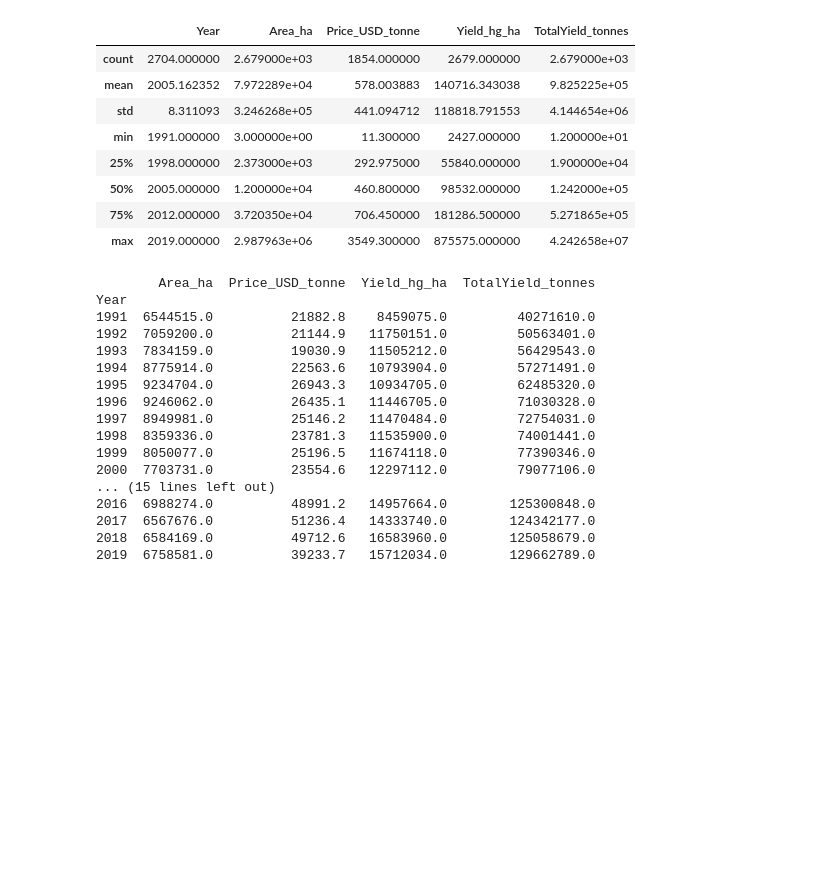
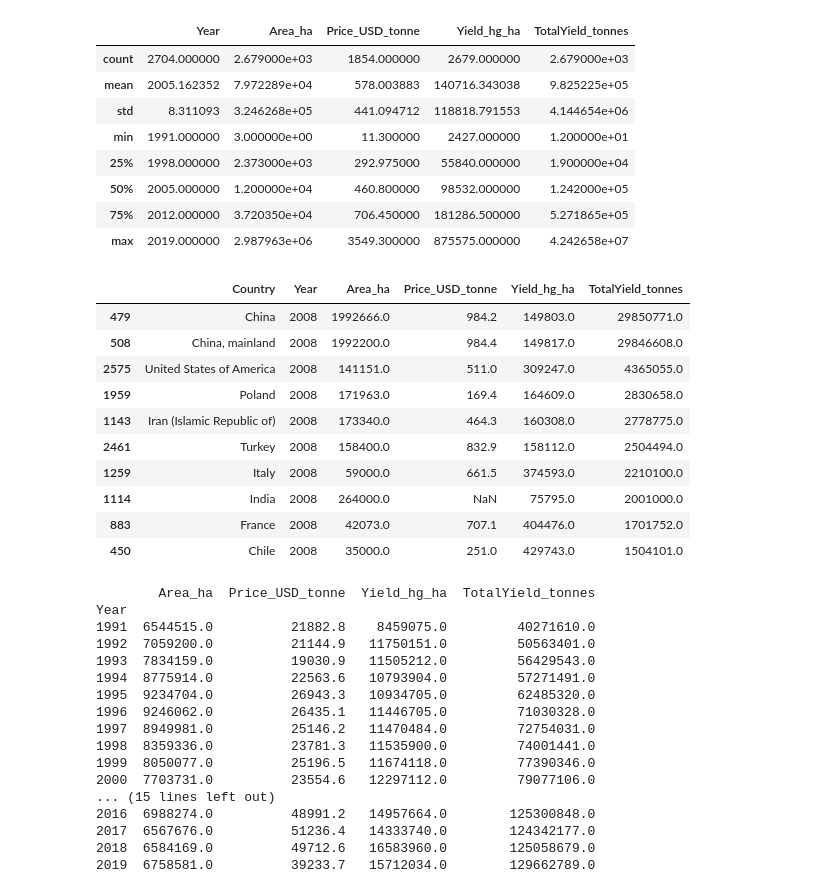
Before and after one commit to katharinakuusk/IDS2021_FAO, a Jupyter notebook: preprocessing.ipynb, the cells around one changed output. Cells and saved outputs as stored; diff of their text form; code cells hidden in the pictures; blank space fills up the shorter version.

```diff
--- a/preprocessing.ipynb
+++ b/preprocessing.ipynb
@@ -17,6 +17,23 @@ df.describe()
 | 50% | 2005.000000 | 1.200000e+04 | 460.800000 | 98532.000000 | 1.242000e+05 |
 | 75% | 2012.000000 | 3.720350e+04 | 706.450000 | 181286.500000 | 5.271865e+05 |
 | max | 2019.000000 | 2.987963e+06 | 3549.300000 | 875575.000000 | 4.242658e+07 |
+# %%
+df_2001 = df.loc[df.Year == 2008]
+df_2001 = df_2001.sort_values(by = "TotalYield_tonnes", ascending=False)
+#print(df_2001.iloc[0:10])
+df_2001.head(10)
+# %% [output]
+|  | Country | Year | Area_ha | Price_USD_tonne | Yield_hg_ha | TotalYield_tonnes |
+| 479 | China | 2008 | 1992666.0 | 984.2 | 149803.0 | 29850771.0 |
+| 508 | China, mainland | 2008 | 1992200.0 | 984.4 | 149817.0 | 29846608.0 |
+| 2575 | United States of America | 2008 | 141151.0 | 511.0 | 309247.0 | 4365055.0 |
+| 1959 | Poland | 2008 | 171963.0 | 169.4 | 164609.0 | 2830658.0 |
+| 1143 | Iran (Islamic Republic of) | 2008 | 173340.0 | 464.3 | 160308.0 | 2778775.0 |
+| 2461 | Turkey | 2008 | 158400.0 | 832.9 | 158112.0 | 2504494.0 |
+| 1259 | Italy | 2008 | 59000.0 | 661.5 | 374593.0 | 2210100.0 |
+| 1114 | India | 2008 | 264000.0 | NaN | 75795.0 | 2001000.0 |
+| 883 | France | 2008 | 42073.0 | 707.1 | 404476.0 | 1701752.0 |
+| 450 | Chile | 2008 | 35000.0 | 251.0 | 429743.0 | 1504101.0 |
 # %%
 df_total_years = df.groupby('Year').sum()
 print(df_total_years)
```
Also changed, not shown: 2 other files.
